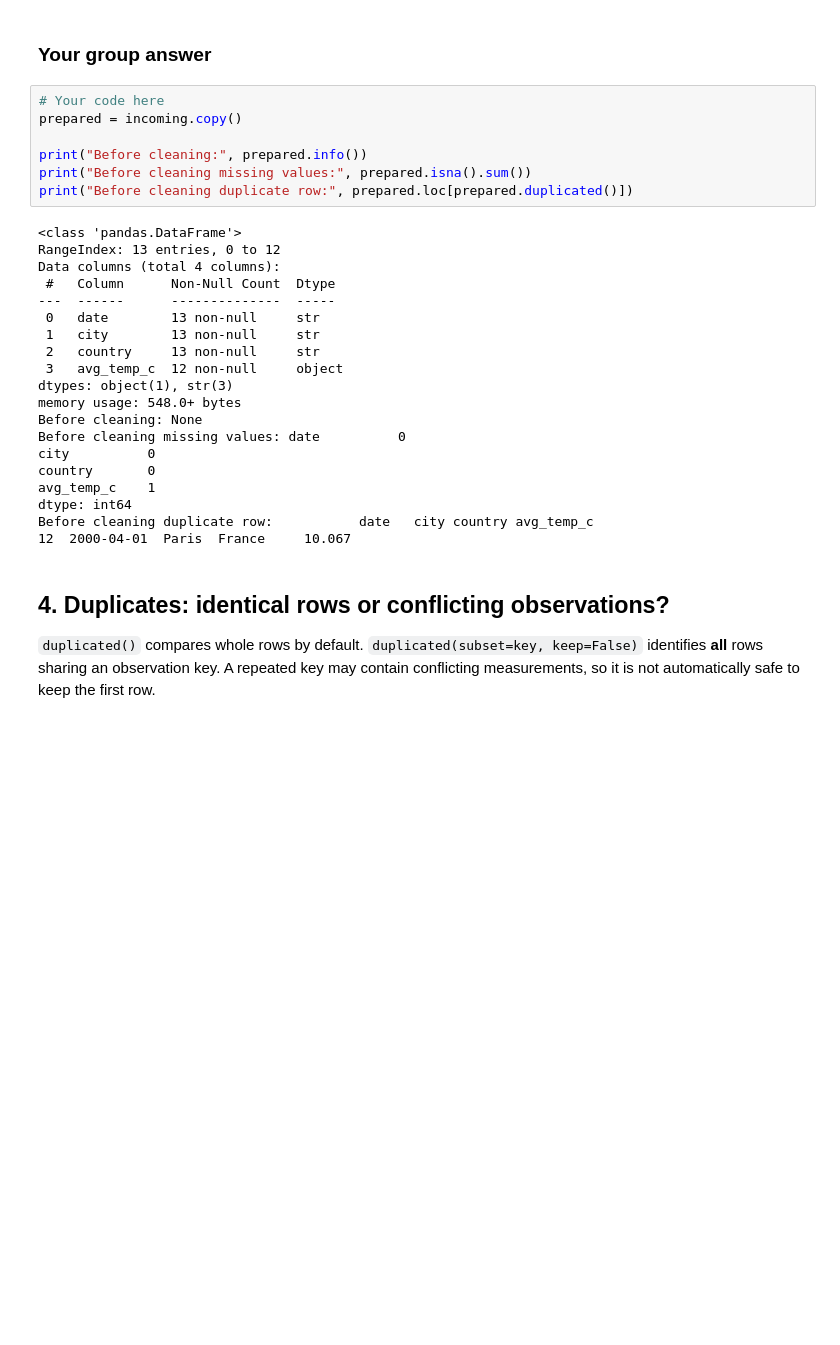
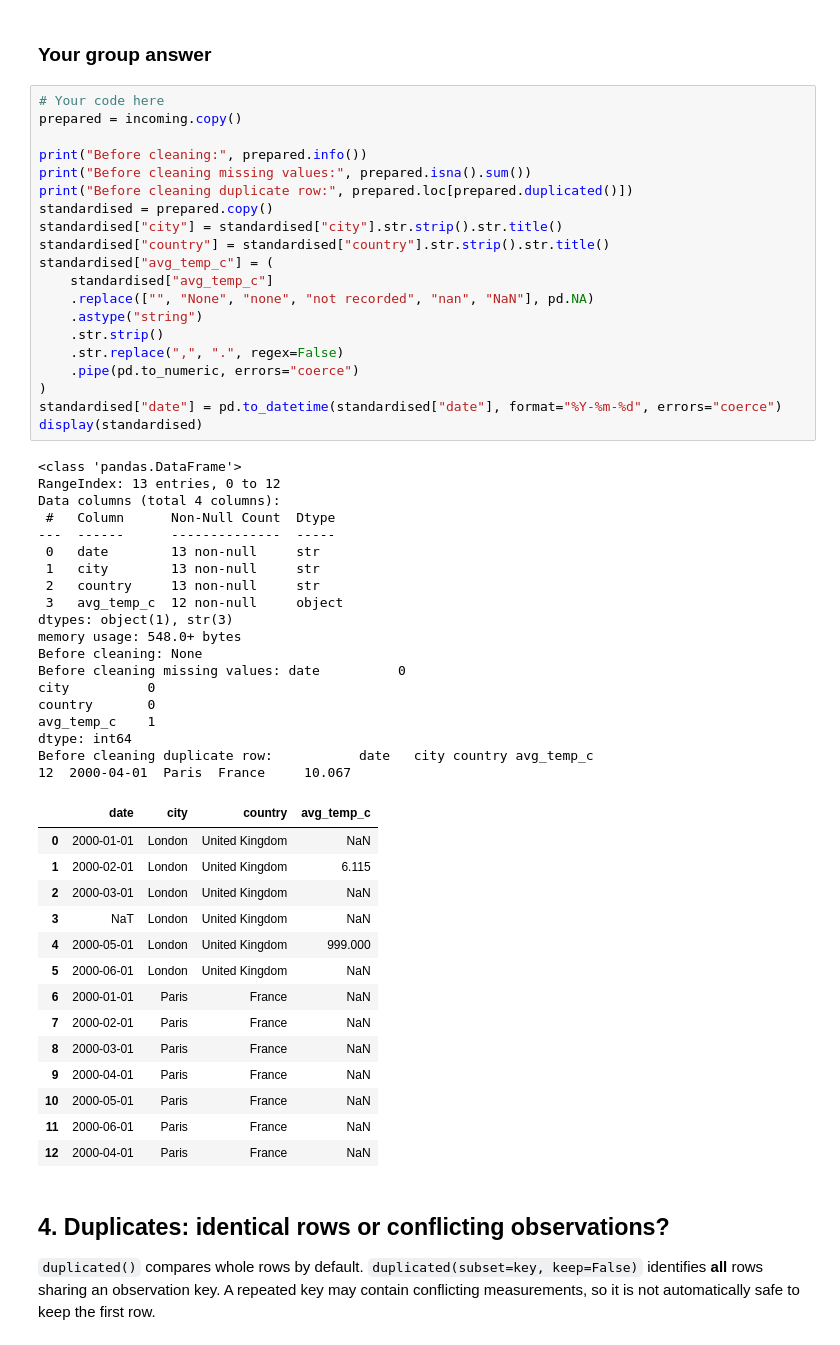
Before and after one commit to dasha-may/inf4G10, a Jupyter notebook: notebooks/03-Data-Cleaning-S3.ipynb, the cells around one changed output. Saved outputs shown, nothing was run; the diff lists cells and outputs as text; blank space fills up the shorter version.

```diff
--- a/notebooks/03-Data-Cleaning-S3.ipynb
+++ b/notebooks/03-Data-Cleaning-S3.ipynb
@@ -269,30 +269,57 @@ display(incoming)
 # %%
 # Your code here
 prepared = incoming.copy()
 
 print("Before cleaning:", prepared.info())
 print("Before cleaning missing values:", prepared.isna().sum())
 print("Before cleaning duplicate row:", prepared.loc[prepared.duplicated()])
+standardised = prepared.copy()
+standardised["city"] = standardised["city"].str.strip().str.title()
+standardised["country"] = standardised["country"].str.strip().str.title()
+standardised["avg_temp_c"] = (
+    standardised["avg_temp_c"]
+    .replace(["", "None", "none", "not recorded", "nan", "NaN"], pd.NA)
+    .astype("string")
+    .str.strip()
+    .str.replace(",", ".", regex=False)
+    .pipe(pd.to_numeric, errors="coerce")
+)
+standardised["date"] = pd.to_datetime(standardised["date"], format="%Y-%m-%d", errors="coerce")
+display(standardised)
 # %% [output]
 <class 'pandas.DataFrame'>
 RangeIndex: 13 entries, 0 to 12
 Data columns (total 4 columns):
  #   Column      Non-Null Count  Dtype
 ---  ------      --------------  -----
  0   date        13 non-null     str
  1   city        13 non-null     str
  2   country     13 non-null     str
  3   avg_temp_c  12 non-null     object
 dtypes: object(1), str(3)
 memory usage: 548.0+ bytes
 Before cleaning: None
 Before cleaning missing values: date          0
 city          0
 country       0
 avg_temp_c    1
 dtype: int64
 Before cleaning duplicate row:           date   city country avg_temp_c
 12  2000-04-01  Paris  France     10.067
+|  | date | city | country | avg_temp_c |
+| 0 | 2000-01-01 | London | United Kingdom | NaN |
+| 1 | 2000-02-01 | London | United Kingdom | 6.115 |
+| 2 | 2000-03-01 | London | United Kingdom | NaN |
+| 3 | NaT | London | United Kingdom | NaN |
+| 4 | 2000-05-01 | London | United Kingdom | 999.000 |
+| 5 | 2000-06-01 | London | United Kingdom | NaN |
+| 6 | 2000-01-01 | Paris | France | NaN |
+| 7 | 2000-02-01 | Paris | France | NaN |
+| 8 | 2000-03-01 | Paris | France | NaN |
+| 9 | 2000-04-01 | Paris | France | NaN |
+| 10 | 2000-05-01 | Paris | France | NaN |
+| 11 | 2000-06-01 | Paris | France | NaN |
+| 12 | 2000-04-01 | Paris | France | NaN |
 # %% [markdown]
 ## 4. Duplicates: identical rows or conflicting observations?
 
```
